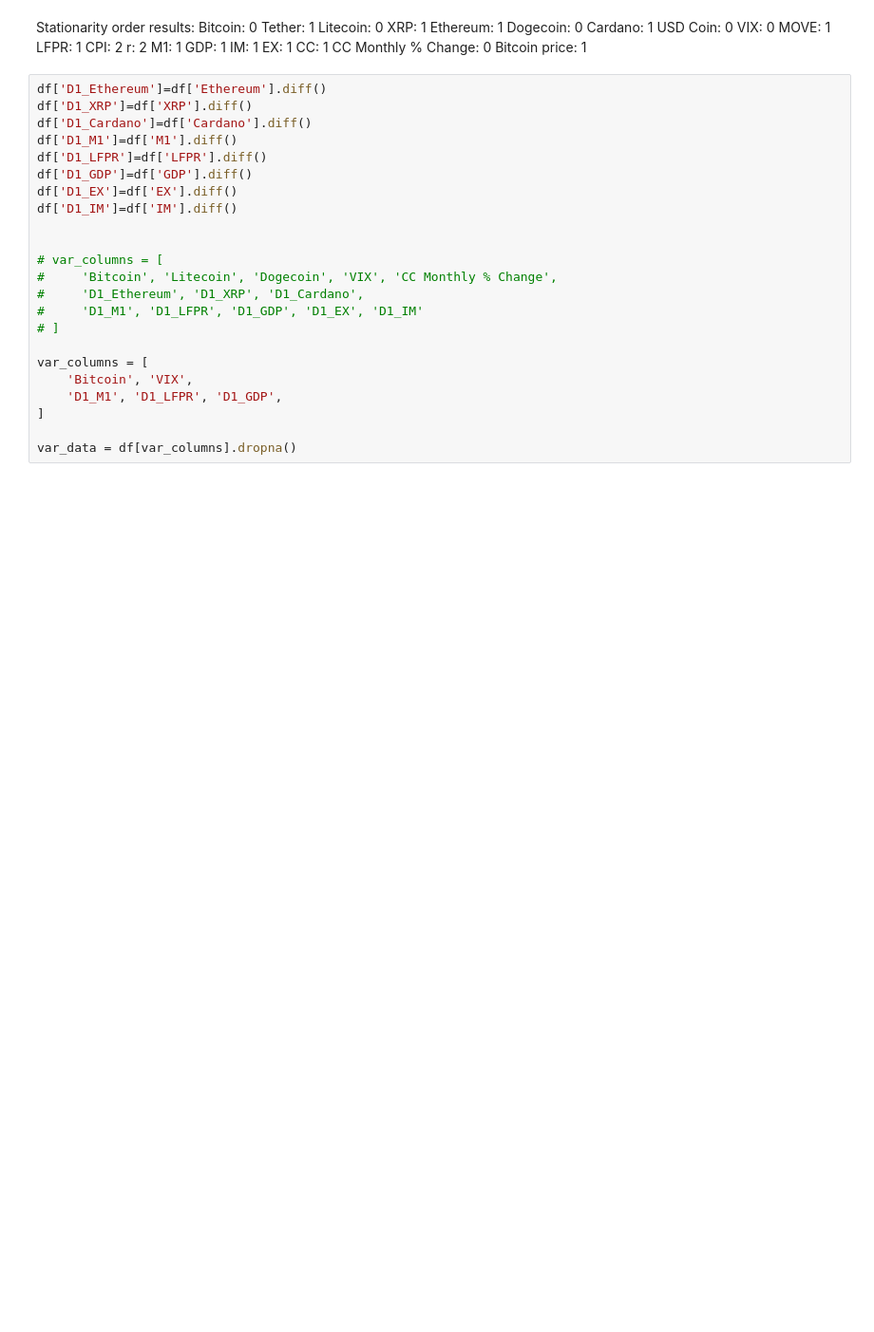
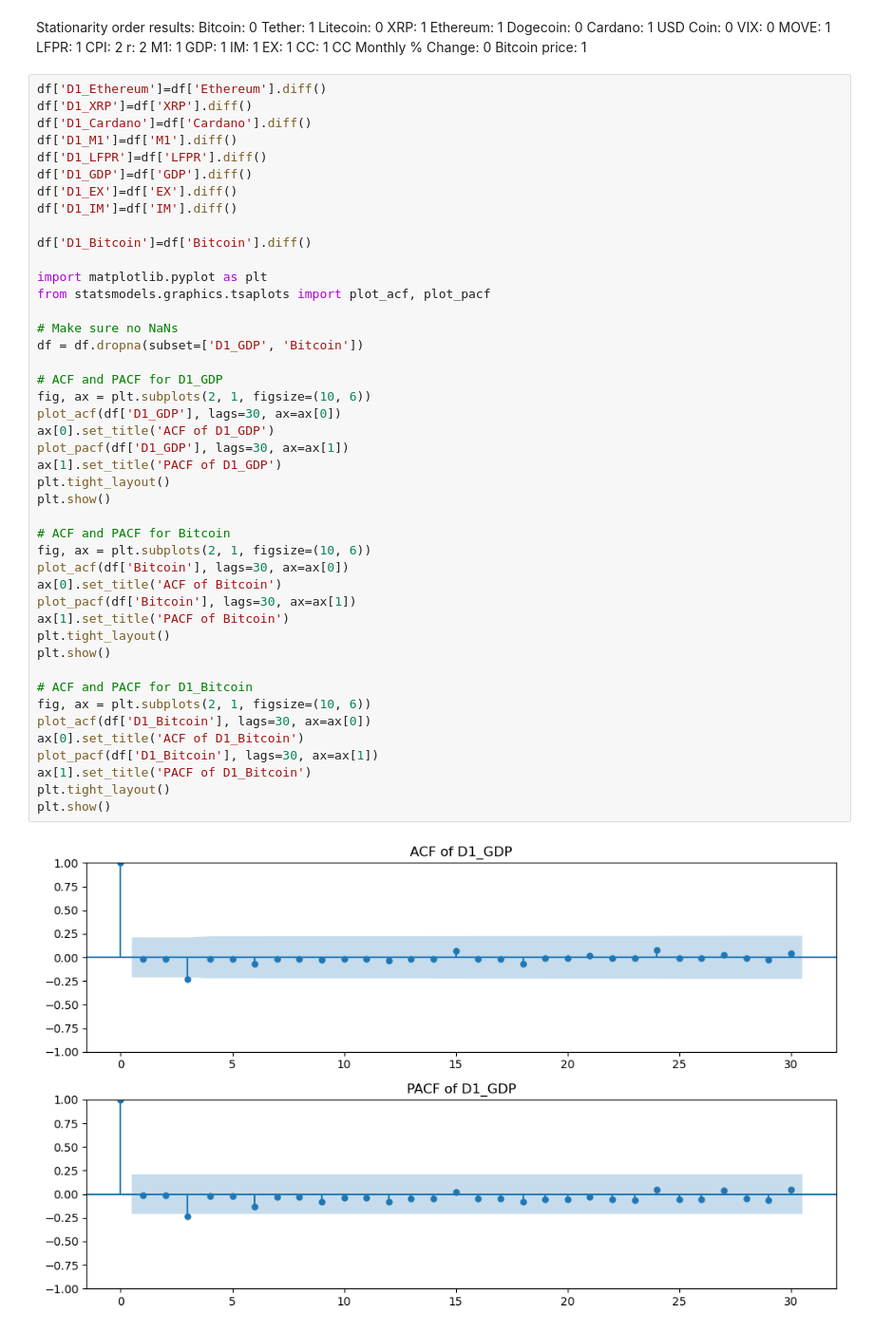
Before and after one commit to tianyishen701/CryptoMacroecon-Prediction-CSUREMM, a Jupyter notebook: Differencing Determination.ipynb, the cells around one changed output. Shown at 95% size. Saved outputs shown, nothing was run; the diff lists cells and outputs as text; blank space fills up the shorter version.

Commit message:
added graphs

```diff
--- a/Differencing Determination.ipynb
+++ b/Differencing Determination.ipynb
@@ -115,23 +115,46 @@ Bitcoin price: 1
 # %%
 df['D1_Ethereum']=df['Ethereum'].diff()
 df['D1_XRP']=df['XRP'].diff()
 df['D1_Cardano']=df['Cardano'].diff()
 df['D1_M1']=df['M1'].diff()
 df['D1_LFPR']=df['LFPR'].diff()
 df['D1_GDP']=df['GDP'].diff()
 df['D1_EX']=df['EX'].diff()
 df['D1_IM']=df['IM'].diff()
 
+df['D1_Bitcoin']=df['Bitcoin'].diff()
 
-# var_columns = [
-#     'Bitcoin', 'Litecoin', 'Dogecoin', 'VIX', 'CC Monthly % Change',
-#     'D1_Ethereum', 'D1_XRP', 'D1_Cardano',
-#     'D1_M1', 'D1_LFPR', 'D1_GDP', 'D1_EX', 'D1_IM'
-# ]
+import matplotlib.pyplot as plt
+from statsmodels.graphics.tsaplots import plot_acf, plot_pacf
 
-var_columns = [
-    'Bitcoin', 'VIX',
-    'D1_M1', 'D1_LFPR', 'D1_GDP',
-]
+# Make sure no NaNs
+df = df.dropna(subset=['D1_GDP', 'Bitcoin'])
 
-var_data = df[var_columns].dropna()
+# ACF and PACF for D1_GDP
+fig, ax = plt.subplots(2, 1, figsize=(10, 6))
+plot_acf(df['D1_GDP'], lags=30, ax=ax[0])
+ax[0].set_title('ACF of D1_GDP')
+plot_pacf(df['D1_GDP'], lags=30, ax=ax[1])
+ax[1].set_title('PACF of D1_GDP')
+plt.tight_layout()
+plt.show()
+
+# ACF and PACF for Bitcoin
+fig, ax = plt.subplots(2, 1, figsize=(10, 6))
+plot_acf(df['Bitcoin'], lags=30, ax=ax[0])
+ax[0].set_title('ACF of Bitcoin')
+plot_pacf(df['Bitcoin'], lags=30, ax=ax[1])
+ax[1].set_title('PACF of Bitcoin')
+plt.tight_layout()
+plt.show()
+
+# ACF and PACF for D1_Bitcoin
+fig, ax = plt.subplots(2, 1, figsize=(10, 6))
+plot_acf(df['D1_Bitcoin'], lags=30, ax=ax[0])
+ax[0].set_title('ACF of D1_Bitcoin')
+plot_pacf(df['D1_Bitcoin'], lags=30, ax=ax[1])
+ax[1].set_title('PACF of D1_Bitcoin')
+plt.tight_layout()
+plt.show()
+# %% [output]
+[figure, added]
```
Also changed, not shown: parts of 2 cells of this notebook.
